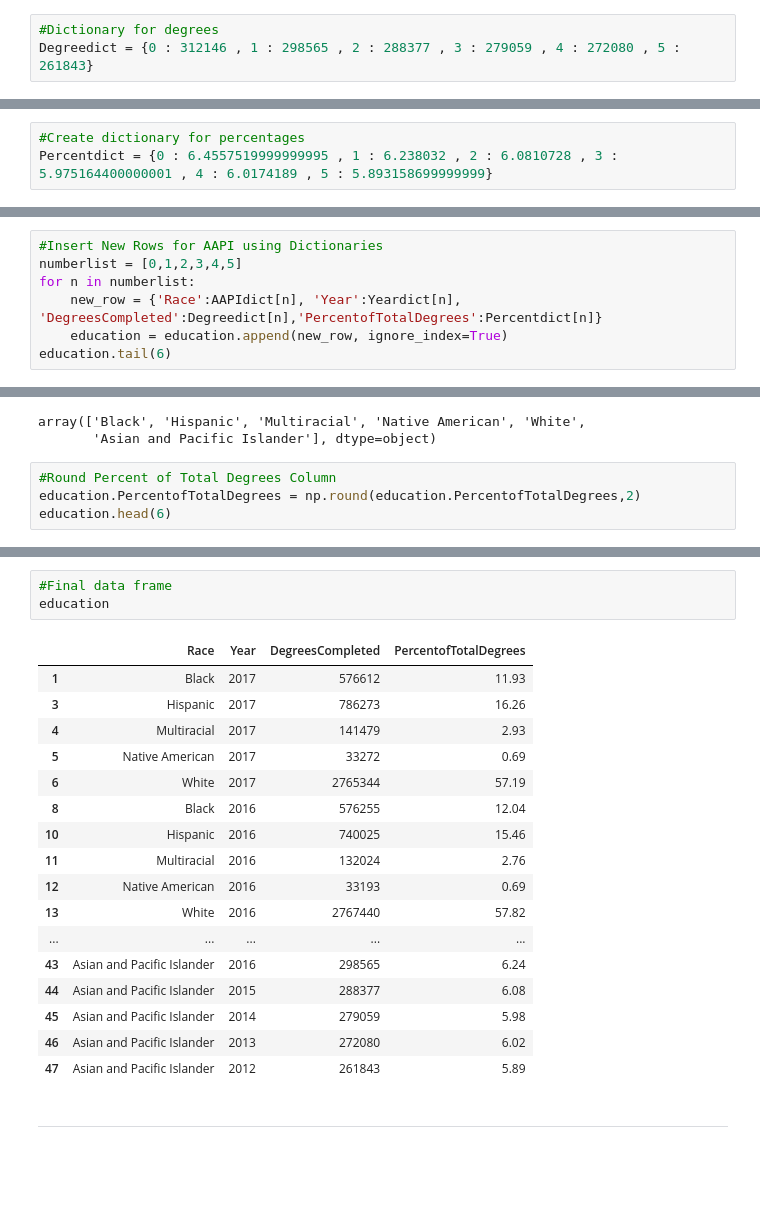
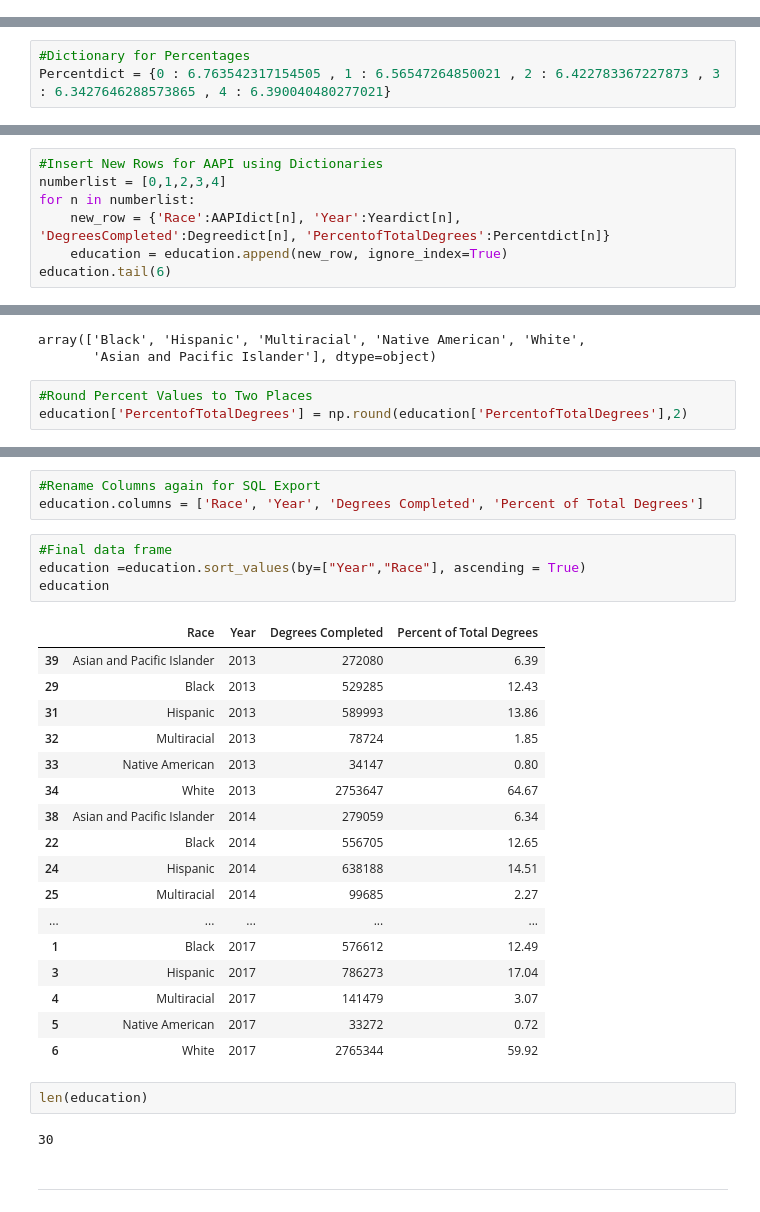
Before and after one commit to zclacken/Python-Projects, a Jupyter notebook: Racial Disparity Complete Code.ipynb, the cells around one changed output, grey strips where cells are left out. Drawn from its saved outputs; the diff is of its cells as text; blank space fills up the shorter version.

```diff
--- a/Racial Disparity Complete Code.ipynb
+++ b/Racial Disparity Complete Code.ipynb
@@ -183,3 +277,0 @@ degreefunc()
-# %%
-#Dictionary for degrees
-Degreedict = {0 : 312146 , 1 : 298565 , 2 : 288377 , 3 : 279059 , 4 : 272080 , 5 : 261843}
@@ -198,6 +278,6 @@ percentfunc()
 # %%
-#Create dictionary for percentages
-Percentdict = {0 : 6.4557519999999995 , 1 : 6.238032 , 2 : 6.0810728 , 3 : 5.975164400000001 , 4 : 6.0174189 , 5 : 5.893158699999999}
+#Dictionary for Percentages
+Percentdict = {0 : 6.763542317154505 , 1 : 6.56547264850021 , 2 : 6.422783367227873 , 3 : 6.3427646288573865 , 4 : 6.390040480277021}
 # %%
 #Test dictionaries
 #AAPIdict[2]
@@ -211,8 +291,8 @@ Index(['Race', 'Year', 'DegreesCompleted', 'PercentofTotalDegrees'], dtype='obje
 # %%
 #Insert New Rows for AAPI using Dictionaries
-numberlist = [0,1,2,3,4,5]
+numberlist = [0,1,2,3,4]
 for n in numberlist:
-    new_row = {'Race':AAPIdict[n], 'Year':Yeardict[n], 'DegreesCompleted':Degreedict[n],'PercentofTotalDegrees':Percentdict[n]}
+    new_row = {'Race':AAPIdict[n], 'Year':Yeardict[n], 'DegreesCompleted':Degreedict[n], 'PercentofTotalDegrees':Percentdict[n]}
     education = education.append(new_row, ignore_index=True)
 education.tail(6)
 # %% [output]
@@ -284,6 +364,5 @@ education.Race.unique()
 array(['Black', 'Hispanic', 'Multiracial', 'Native American', 'White',
        'Asian and Pacific Islander'], dtype=object)
 # %%
-#Round Percent of Total Degrees Column
-education.PercentofTotalDegrees = np.round(education.PercentofTotalDegrees,2)
-education.head(6)
+#Round Percent Values to Two Places
+education['PercentofTotalDegrees'] = np.round(education['PercentofTotalDegrees'],2)
@@ -298,24 +369,32 @@ education.head(6)
+# %%
+#Rename Columns again for SQL Export
+education.columns = ['Race', 'Year', 'Degrees Completed', 'Percent of Total Degrees']
 # %%
 #Final data frame
+education =education.sort_values(by=["Year","Race"], ascending = True)
 education
 # %% [output]
-|  | Race | Year | DegreesCompleted | PercentofTotalDegrees |
-| 1 | Black | 2017 | 576612 | 11.93 |
-| 3 | Hispanic | 2017 | 786273 | 16.26 |
-| 4 | Multiracial | 2017 | 141479 | 2.93 |
-| 5 | Native American | 2017 | 33272 | 0.69 |
-| 6 | White | 2017 | 2765344 | 57.19 |
-| 8 | Black | 2016 | 576255 | 12.04 |
-| 10 | Hispanic | 2016 | 740025 | 15.46 |
-| 11 | Multiracial | 2016 | 132024 | 2.76 |
-| 12 | Native American | 2016 | 33193 | 0.69 |
-| 13 | White | 2016 | 2767440 | 57.82 |
+|  | Race | Year | Degrees Completed | Percent of Total Degrees |
+| 39 | Asian and Pacific Islander | 2013 | 272080 | 6.39 |
+| 29 | Black | 2013 | 529285 | 12.43 |
+| 31 | Hispanic | 2013 | 589993 | 13.86 |
+| 32 | Multiracial | 2013 | 78724 | 1.85 |
+| 33 | Native American | 2013 | 34147 | 0.80 |
+| 34 | White | 2013 | 2753647 | 64.67 |
+| 38 | Asian and Pacific Islander | 2014 | 279059 | 6.34 |
+| 22 | Black | 2014 | 556705 | 12.65 |
+| 24 | Hispanic | 2014 | 638188 | 14.51 |
+| 25 | Multiracial | 2014 | 99685 | 2.27 |
 | ... | ... | ... | ... | ... |
-| 43 | Asian and Pacific Islander | 2016 | 298565 | 6.24 |
-| 44 | Asian and Pacific Islander | 2015 | 288377 | 6.08 |
-| 45 | Asian and Pacific Islander | 2014 | 279059 | 5.98 |
-| 46 | Asian and Pacific Islander | 2013 | 272080 | 6.02 |
-| 47 | Asian and Pacific Islander | 2012 | 261843 | 5.89 |
+| 1 | Black | 2017 | 576612 | 12.49 |
+| 3 | Hispanic | 2017 | 786273 | 17.04 |
+| 4 | Multiracial | 2017 | 141479 | 3.07 |
+| 5 | Native American | 2017 | 33272 | 0.72 |
+| 6 | White | 2017 | 2765344 | 59.92 |
+# %%
+len(education)
+# %% [output]
+30
 # %% [markdown]
 ---
 # %% [markdown]
```
Also changed, not shown: parts of 102 cells of this notebook.
